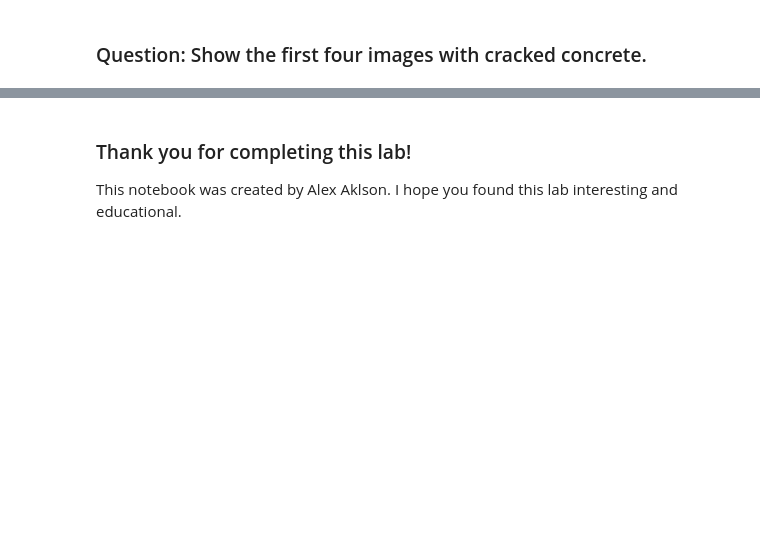
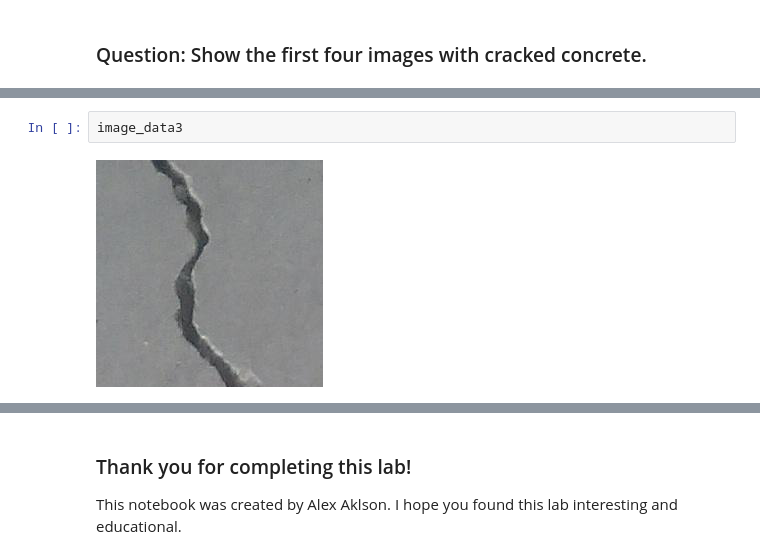
Before and after one commit to dennislamcv1/IBMAIEngineering, a Jupyter notebook: AI Capstone Project with Deep Learning/DL0321EN-1-1-Loading-Data-py-v1.0.ipynb, the cells around one changed output, grey strips where cells are left out. Saved outputs shown, nothing was run; the diff lists cells and outputs as text; blank space fills up the shorter version.

```diff
--- a/AI Capstone Project with Deep Learning/DL0321EN-1-1-Loading-Data-py-v1.0.ipynb
+++ b/AI Capstone Project with Deep Learning/DL0321EN-1-1-Loading-Data-py-v1.0.ipynb
@@ -247,0 +352,4 @@ image_data4 = Image.open('./Negative/{}'.format(negative_images[3]))
+# %%
+image_data3
+# %% [output]
+[figure, added]
```
Also changed, not shown: parts of 17 cells of this notebook.
